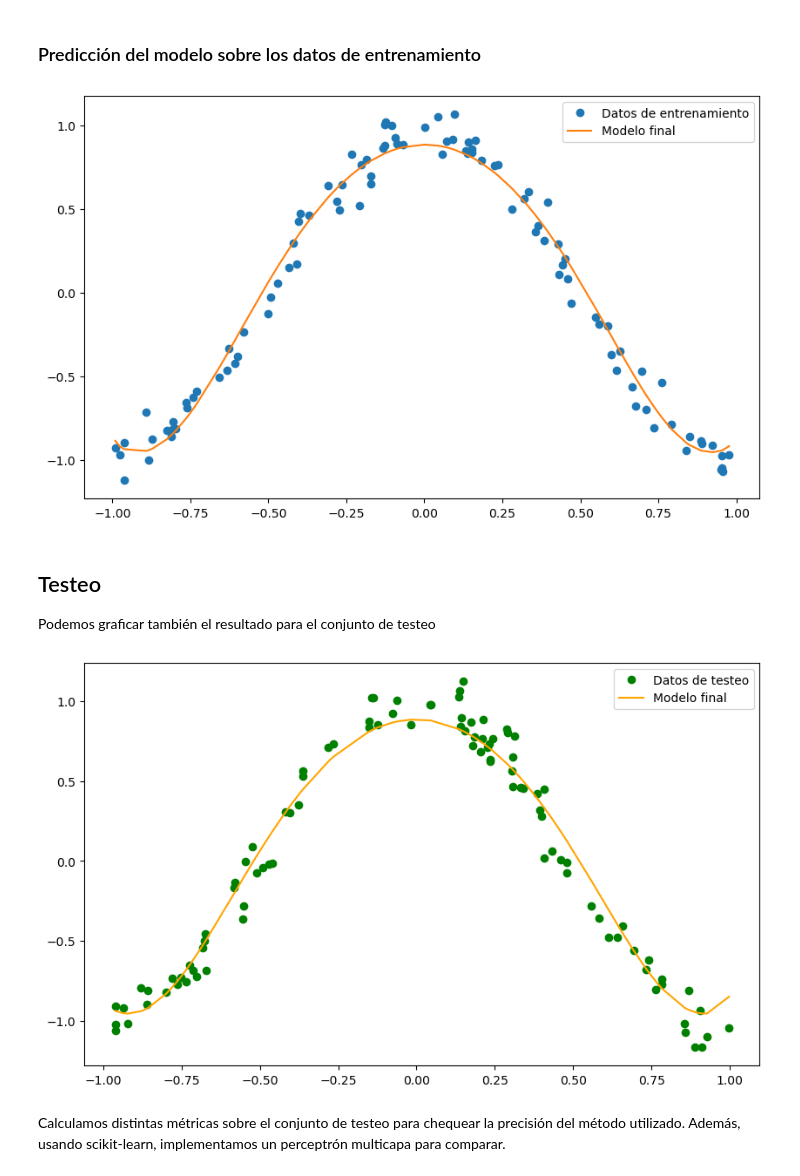
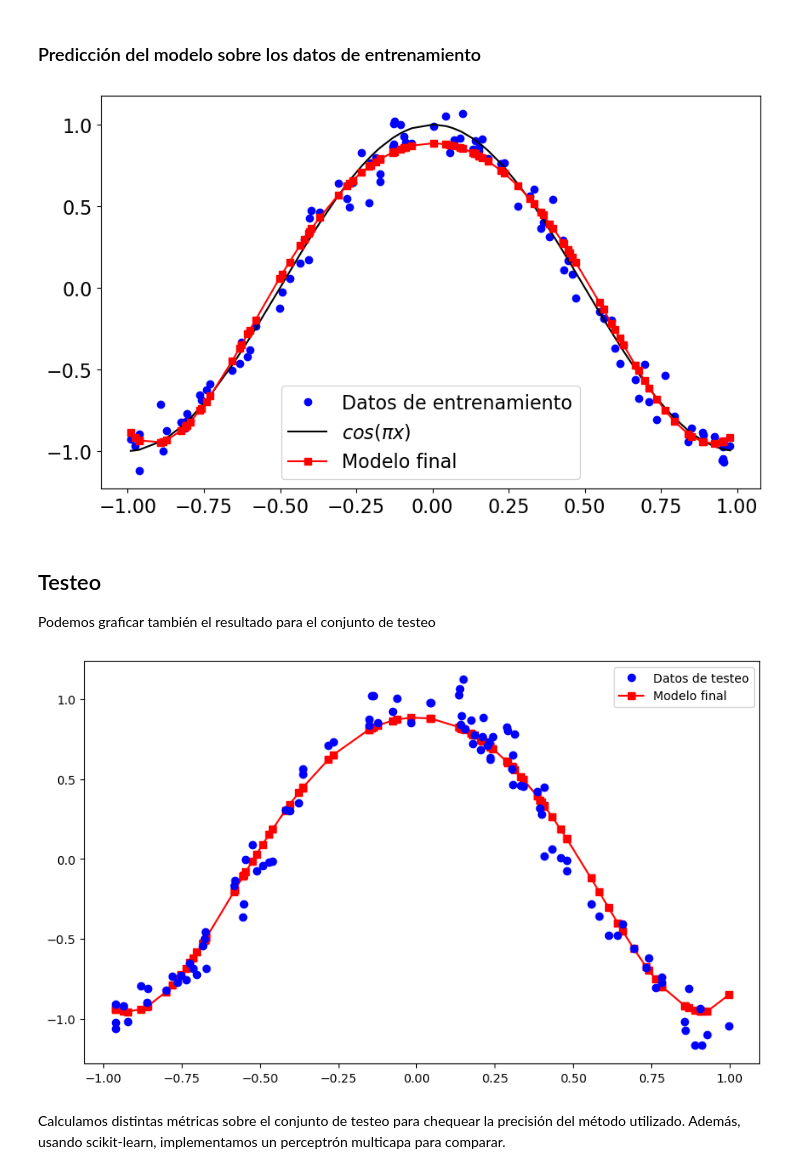
Before and after one commit to sofips/qcl, a Jupyter notebook: qcl_tutorial_es.ipynb, the cells around one changed output. Cells and saved outputs as stored; diff of their text form; code cells hidden in the pictures.

```diff
--- a/qcl_tutorial_es.ipynb
+++ b/qcl_tutorial_es.ipynb
@@ -294,27 +294,31 @@ print(theta_opt)
 # %% [markdown]
 ### Predicción del modelo sobre los datos de entrenamiento
 # %%
+plt.rcParams.update({'font.size': 16})  # Set the default font size to 12
 # Insert optimized theta into U_out
 set_U_out(theta_opt)
 # teacher data
-plt.figure(figsize=(10, 6)); plt.plot(x_train, y_train, "o", label='Datos de entrenamiento')
+plt.figure(figsize=(10, 6)); plt.plot(x_train, y_train, "o", label='Datos de entrenamiento', color = 'blue')
 # Prediction of the model
+plt.plot(np.sort(x_train),np.cos(np.pi*np.sort(x_train)), label='$cos(\pi x)$', color = 'black')
 y_pred = np.array([qcl_pred(x, U_out) for x in np.sort(x_train)])
-plt.plot(np.sort(x_train), y_pred, label='Modelo final');plt.legend() ; plt.show()
+plt.plot(np.sort(x_train), y_pred,'-s', label='Modelo final', color = 'red');plt.legend() ; plt.show()
 # %% [output]
-[figure, old version]
+[figure, new version]
 # %% [markdown]
 ## Testeo
 
 Podemos graficar también el resultado para el conjunto de testeo
 # %%
 # teacher data
-plt.figure(figsize=(10, 6)); plt.plot(x_test, y_test, "o", label='Datos de testeo', color = 'green')
+plt.figure(figsize=(10, 6)); plt.plot(x_test, y_test, "o", label='Datos de testeo', color = 'blue')
 # Prediction of the model
 y_pred = np.array([qcl_pred(x, U_out) for x in np.sort(x_test)])
-plt.plot(np.sort(x_test), y_pred, label='Modelo final', color = 'orange');plt.legend();plt.show()
+plt.plot(np.sort(x_test), y_pred,  '-s', label='Modelo final', color = 'red', zorder = -2)
+plt.legend()
+plt.show()
 # %% [output]
-[figure, old version]
+[figure, new version]
 # %% [markdown]
 Calculamos distintas métricas sobre el conjunto de testeo para chequear la precisión del método utilizado. Además, usando scikit-learn, implementamos un perceptrón multicapa para comparar.
 # %%
```
Also changed, not shown: parts of 3 cells of this notebook, 3 other files.
